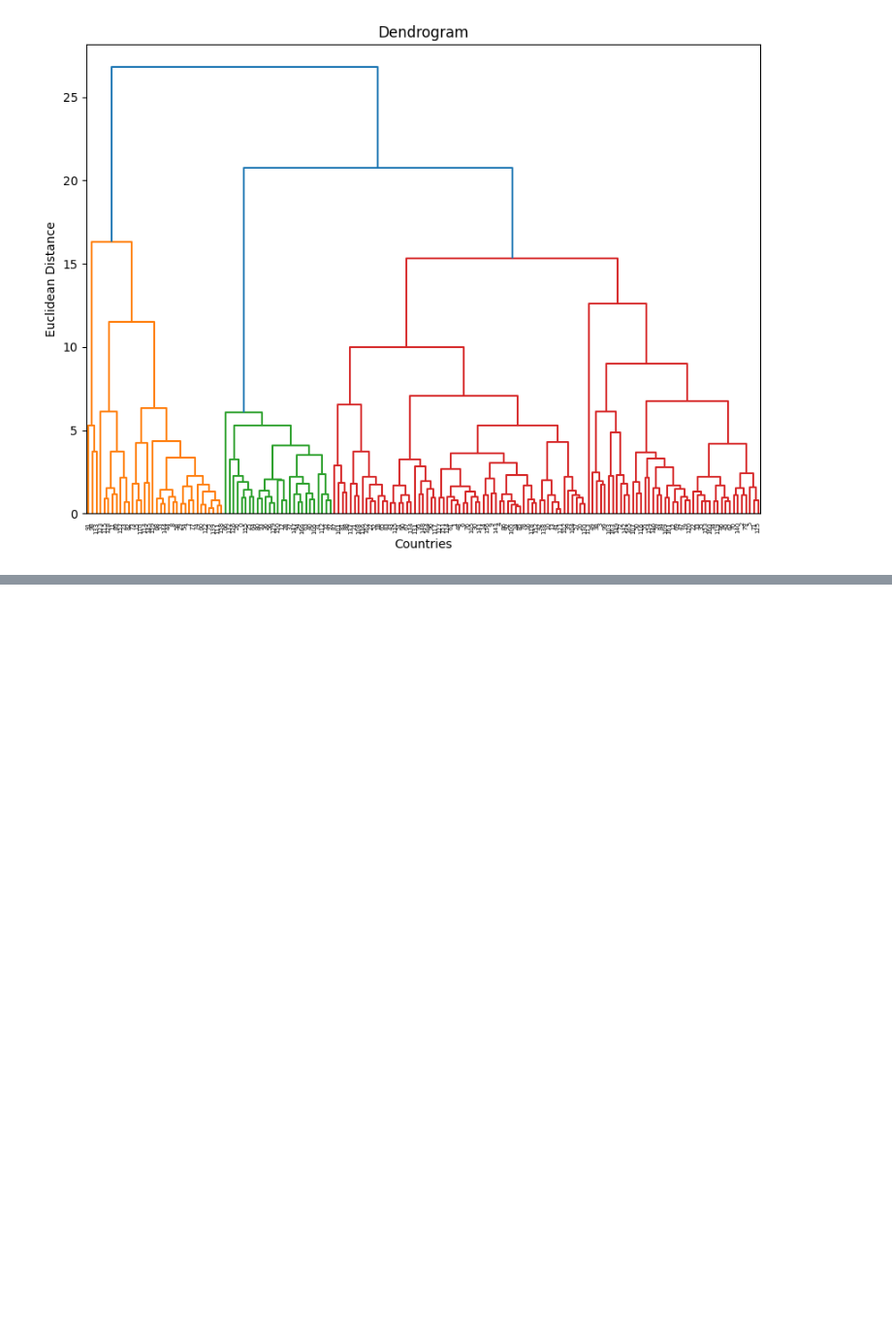
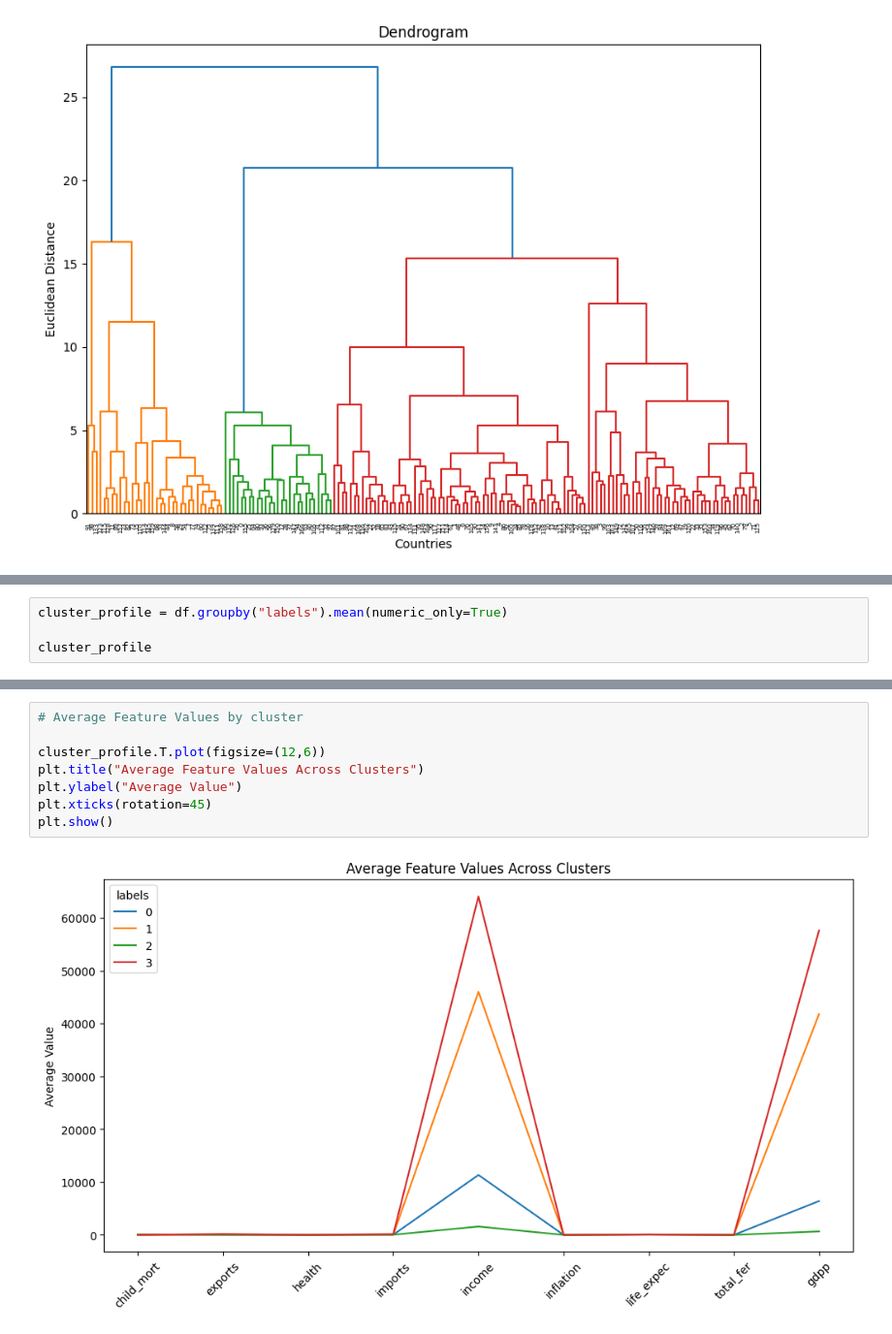
Before and after one commit to Ishwar-gupta/Feature_Engineering, a Jupyter notebook: Unsupervised_Hierarchical_clustering/country_data.ipynb, the cells around one changed output, grey strips where cells are left out. Shown at 97% size. Cells and saved outputs as stored; diff of their text form; blank space fills up the shorter version.

```diff
--- a/Unsupervised_Hierarchical_clustering/country_data.ipynb
+++ b/Unsupervised_Hierarchical_clustering/country_data.ipynb
@@ -323,0 +394,4 @@ plt.show()
+# %%
+cluster_profile = df.groupby("labels").mean(numeric_only=True)
+
+cluster_profile
@@ -323,0 +448,10 @@ plt.show()
+# %%
+# Average Feature Values by cluster
+
+cluster_profile.T.plot(figsize=(12,6))
+plt.title("Average Feature Values Across Clusters")
+plt.ylabel("Average Value")
+plt.xticks(rotation=45)
+plt.show()
+# %% [output]
+[figure, added]
```
Also changed, not shown: parts of 15 cells of this notebook.
